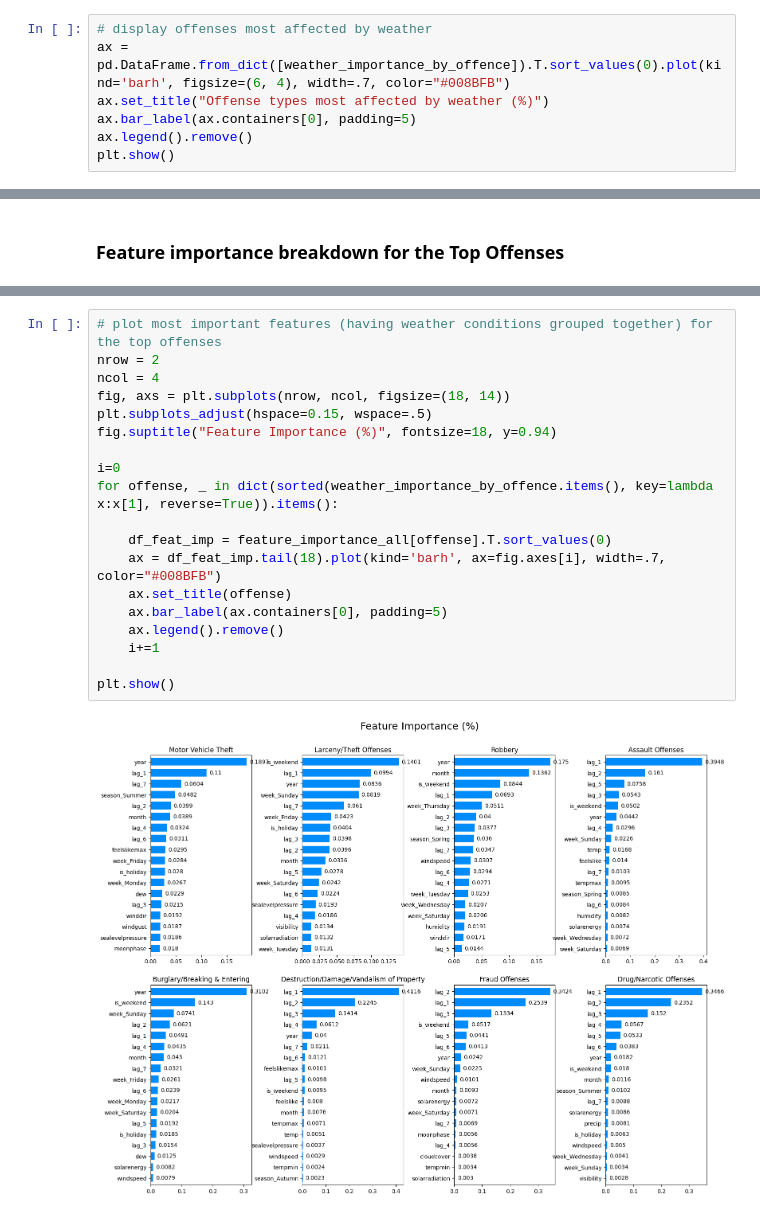
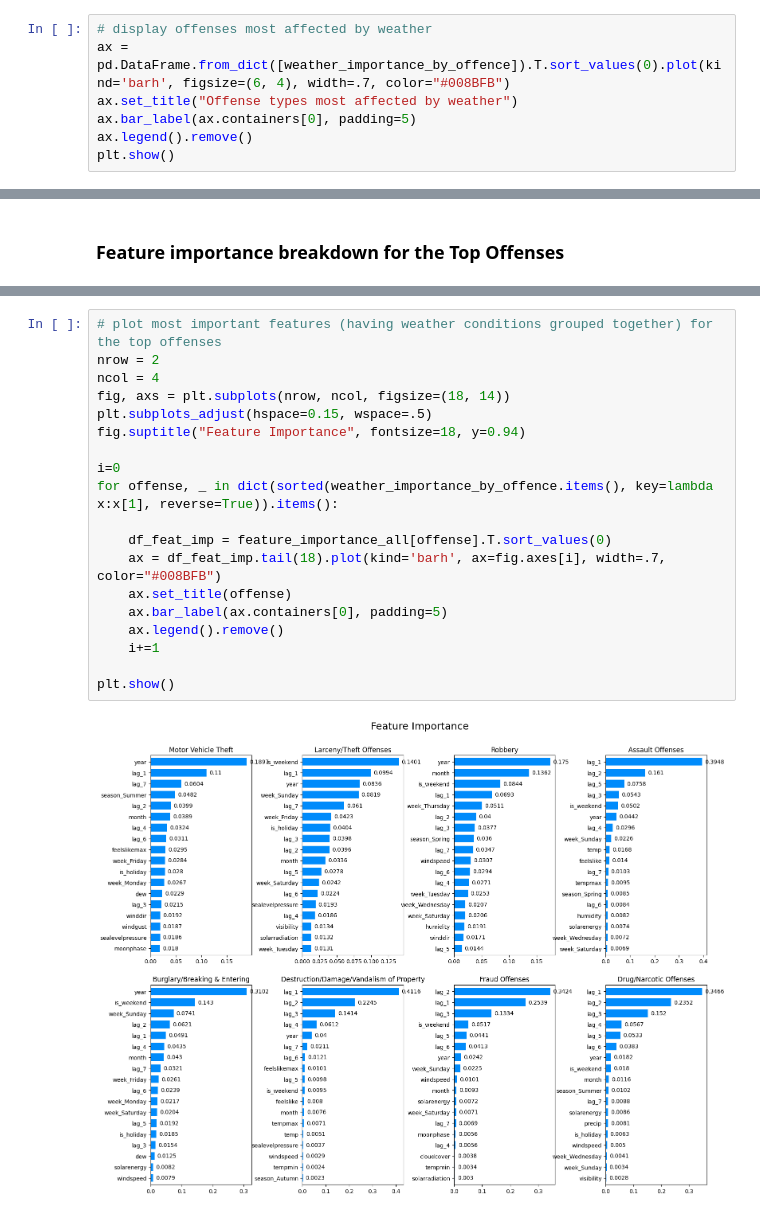
Before and after one commit to KANDUKURIsaikrishna/WeatherCrimeHouston, a Jupyter notebook: Notebooks/task_3_lgbm__time_series_analysis_Catalin_Vulcan.ipynb, the cells around one changed output, grey strips where cells are left out. Saved outputs shown, nothing was run; the diff lists cells and outputs as text.

```diff
--- a/Notebooks/task_3_lgbm__time_series_analysis_Catalin_Vulcan.ipynb
+++ b/Notebooks/task_3_lgbm__time_series_analysis_Catalin_Vulcan.ipynb
@@ -387,7 +389,7 @@ for offense, _ in top_offenses_by_count.items():
 # %%
 # display offenses most affected by weather
 ax = pd.DataFrame.from_dict([weather_importance_by_offence]).T.sort_values(0).plot(kind='barh', figsize=(6, 4), width=.7, color="#008BFB")
-ax.set_title("Offense types most affected by weather (%)")
+ax.set_title("Offense types most affected by weather")
 ax.bar_label(ax.containers[0], padding=5)
 ax.legend().remove()
 plt.show()
@@ -439,21 +441,21 @@ plt.show()
 # %%
 # plot most important features (having weather conditions grouped together) for the top offenses
 nrow = 2
 ncol = 4
 fig, axs = plt.subplots(nrow, ncol, figsize=(18, 14))
 plt.subplots_adjust(hspace=0.15, wspace=.5)
-fig.suptitle("Feature Importance (%)", fontsize=18, y=0.94)
+fig.suptitle("Feature Importance", fontsize=18, y=0.94)
 
 i=0
 for offense, _ in dict(sorted(weather_importance_by_offence.items(), key=lambda x:x[1], reverse=True)).items():
 
     df_feat_imp = feature_importance_all[offense].T.sort_values(0)
     ax = df_feat_imp.tail(18).plot(kind='barh', ax=fig.axes[i], width=.7, color="#008BFB")
     ax.set_title(offense)
     ax.bar_label(ax.containers[0], padding=5)
     ax.legend().remove()
     i+=1
 
 plt.show()
 # %% [output]
-[figure, old version]
+[figure, new version]
```
Also changed, not shown: parts of 7 cells of this notebook.
